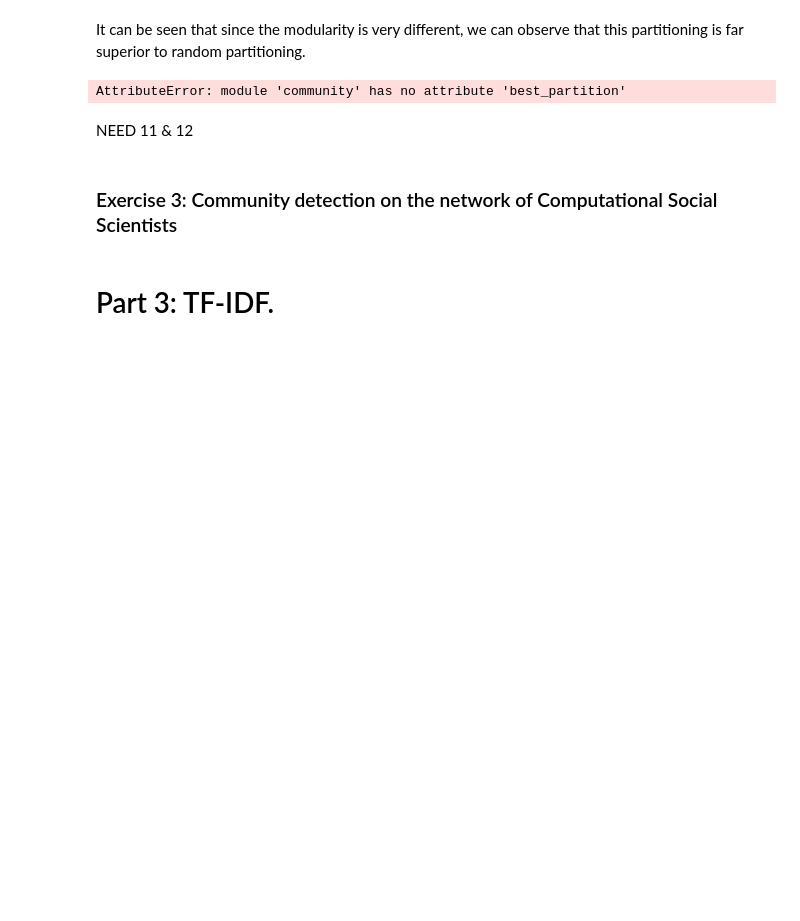
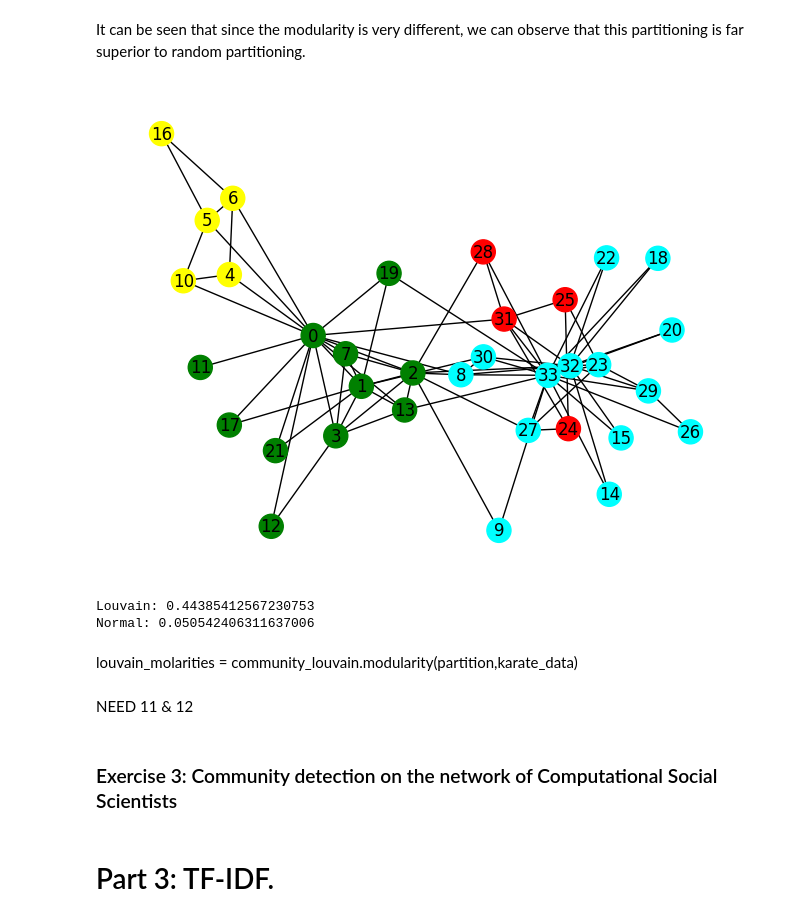
Before and after one commit to Student204161/computational-social-science-assignments, a Jupyter notebook: Assignment2.ipynb, the cells around one changed output. Cells and saved outputs as stored; diff of their text form; code cells hidden in the pictures; blank space fills up the shorter version.

```diff
--- a/Assignment2.ipynb
+++ b/Assignment2.ipynb
@@ -160,15 +160,27 @@ It can be seen that since the modularity is very different, we can observe that
 # %%
 #Louvain-algorithm implementation
 #NEED 11 & 12
-partition = community.best_partition(karate_data)
+from community import community_louvain
+
+partition = community_louvain.best_partition(karate_data)
 
 louvain_colors = ["green", "red", "yellow", "cyan"]
 node_color = [louvain_colors[partition[i]] for i in range(len(karate_data.nodes()))]
 
 nx.draw(karate_data, with_labels=True, node_color=node_color)
+
 plt.show()
 # %% [output]
-AttributeError: module 'community' has no attribute 'best_partition'
+[figure, added]
+# %%
+louvain_molarities = community_louvain.modularity(partition,karate_data)
+print("Louvain:",louvain_molarities)
+print("Normal:", current_modularity)
+# %% [output]
+Louvain: 0.44385412567230753
+Normal: 0.050542406311637006
+# %% [markdown]
+louvain_molarities = community_louvain.modularity(partition,karate_data)
 # %% [markdown]
 NEED 11 & 12
 # %% [markdown]
```
Also changed, not shown: parts of 6 cells of this notebook.
